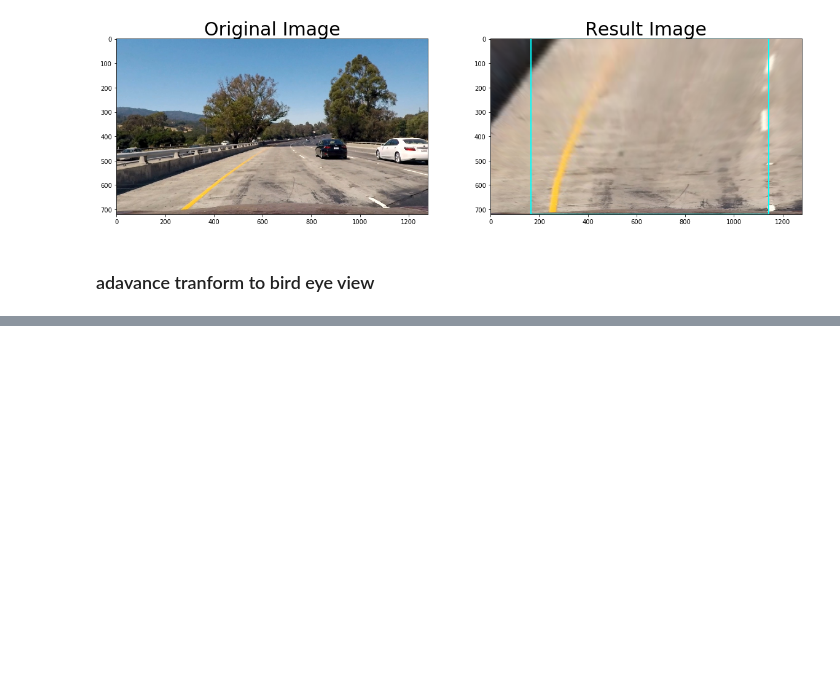
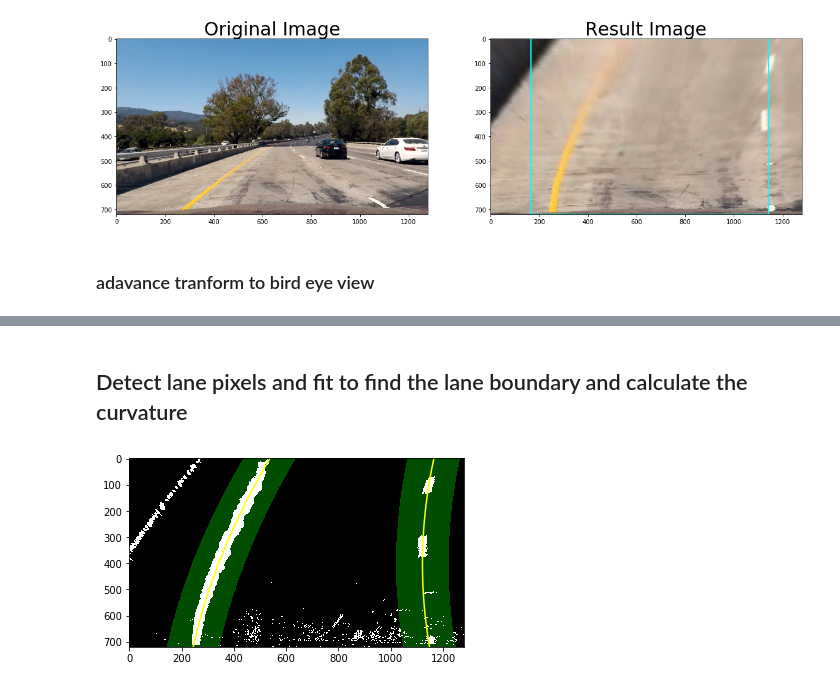
Before and after one commit to agonzale34/sdc-advanced-lane-detection, a Jupyter notebook: src/p2.ipynb, the cells around one changed output, grey strips where cells are left out. Drawn from its saved outputs; the diff is of its cells as text; code cells hidden in the pictures; blank space fills up the shorter version.

```diff
--- a/src/p2.ipynb
+++ b/src/p2.ipynb
@@ -106,0 +109,8 @@ visualize_result(img_un_dist, img_adv, gray=True, show=False)
+# %% [markdown]
+## Detect lane pixels and fit to find the lane boundary and calculate the curvature
+# %%
+left_lane, right_line, offset = find_lane_lines_sliding_windows(img_be_adv)
+sa_margin = int(SW_MARGIN // 2)
+show_lines_on_image_test(img_be_adv, left_lane, right_line, sa_margin)
+# %% [output]
+[figure, added]
```
Also changed, not shown: parts of 7 cells of this notebook, 12 other files.
